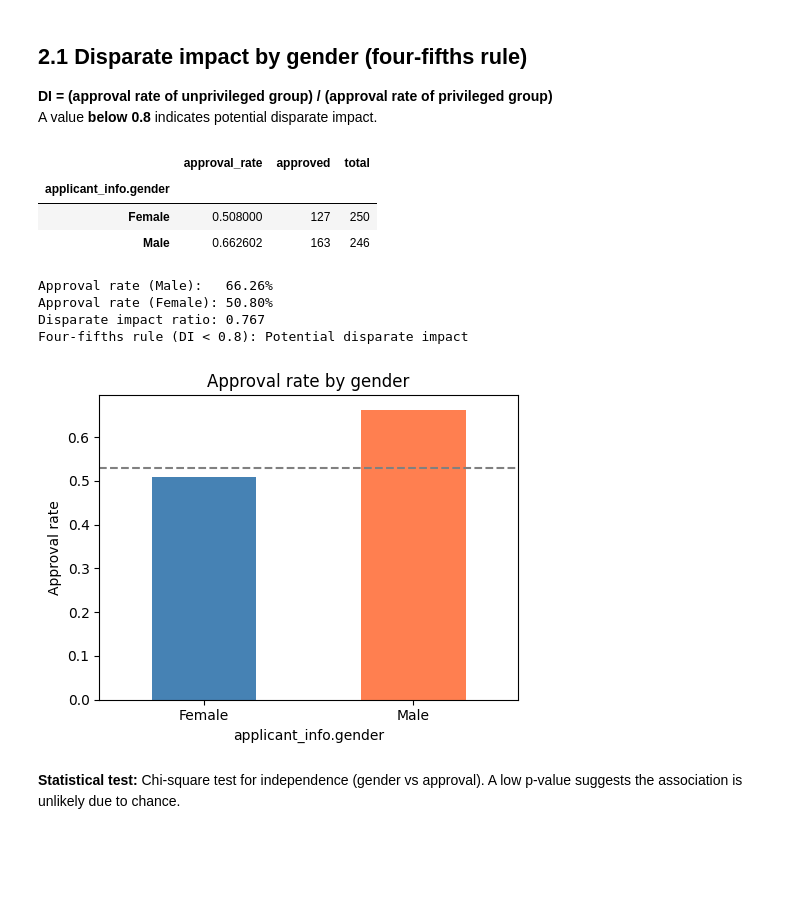
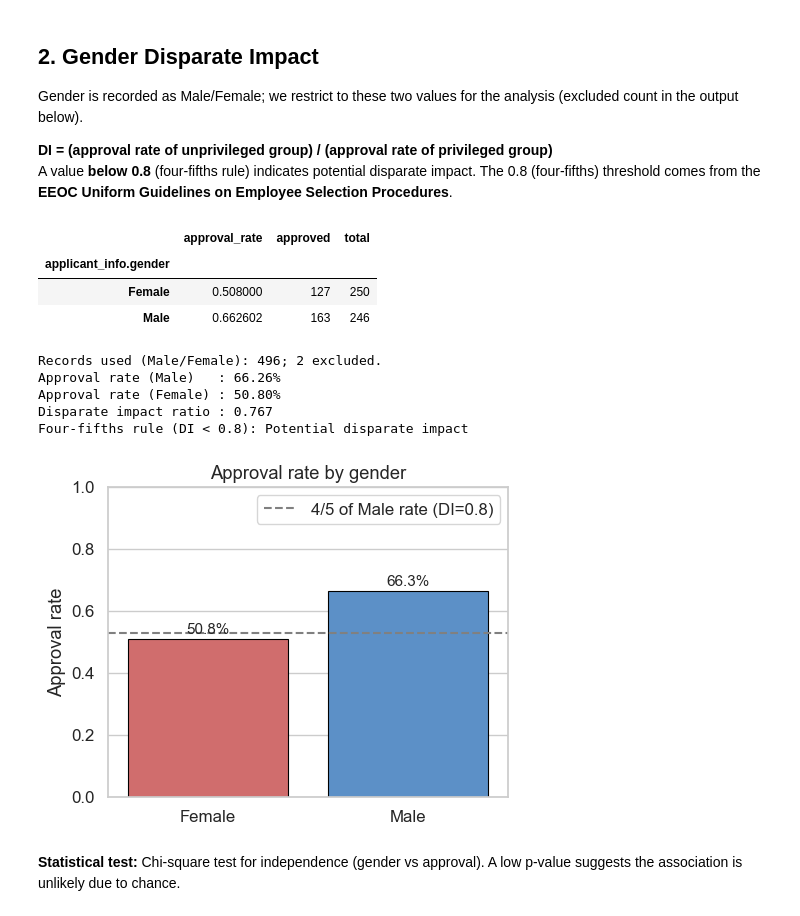
Before and after one commit to PC66323/2606_Data-Ecosystems_G14_novacred, a Jupyter notebook: notebooks/02-bias-analysis.ipynb, the cells around one changed output. Saved outputs shown, nothing was run; the diff lists cells and outputs as text; code cells hidden in the pictures; blank space fills up the shorter version.

Commit message:
Change structure and flow of data quality notebook to match the assignment requirements, added additional interpretation, simplified codes

```diff
--- a/notebooks/02-bias-analysis.ipynb
+++ b/notebooks/02-bias-analysis.ipynb
@@ -39,13 +65,18 @@ Shape: (498, 22)
 # %% [markdown]
-## 2.1 Disparate impact by gender (four-fifths rule)
+<a id='2-gender-disparate-impact'></a>
+
+## 2. Gender Disparate Impact
+
+Gender is recorded as Male/Female; we restrict to these two values for the analysis (excluded count in the output below).
 
 **DI = (approval rate of unprivileged group) / (approval rate of privileged group)**
-A value **below 0.8** indicates potential disparate impact.
+A value **below 0.8** (four-fifths rule) indicates potential disparate impact. The 0.8 (four-fifths) threshold comes from the **EEOC Uniform Guidelines on Employee Selection Procedures**.
 # %%
-gender_col = "applicant_info.gender"
-outcome_col = "decision.loan_approved"
+gender_col = GENDER_COL
+outcome_col = OUTCOME_COL
 
 valid = df[df[gender_col].isin(["Male", "Female"])].copy()
+n_excluded = len(df) - len(valid)
 rates = valid.groupby(gender_col)[outcome_col].agg(["mean", "sum", "count"])
 rates.columns = ["approval_rate", "approved", "total"]
 display(rates)
@@ -53,33 +84,41 @@ display(rates)
 # Privileged = Male, Unprivileged = Female (typical convention for credit; adjust if needed)
 rate_privileged = rates.loc["Male", "approval_rate"]
 rate_unprivileged = rates.loc["Female", "approval_rate"]
+# DI ratio = unprivileged approval rate / privileged approval rate (four-fifths rule: threshold 0.8)
 di_ratio = rate_unprivileged / rate_privileged if rate_privileged > 0 else float("nan")
 
-print(f"\nApproval rate (Male):   {rate_privileged:.2%}")
-print(f"Approval rate (Female): {rate_unprivileged:.2%}")
-print(f"Disparate impact ratio: {di_ratio:.3f}")
-print(f"Four-fifths rule (DI < 0.8): {'Potential disparate impact' if di_ratio < 0.8 else 'Within threshold'}")
+print(f"Records used (Male/Female): {len(valid)}; {n_excluded} excluded.")
+print(f"Approval rate (Male)   : {rate_privileged:.2%}")
+print(f"Approval rate (Female) : {rate_unprivileged:.2%}")
+print(f"Disparate impact ratio : {di_ratio:.3f}")
+print(f"Four-fifths rule (DI < {DI_THRESHOLD}): {'Potential disparate impact' if di_ratio < DI_THRESHOLD else 'Within threshold'}")
 # %% [output]
 |  | approval_rate | approved | total |
 | applicant_info.gender |  |  |  |
 | Female | 0.508000 | 127 | 250 |
 | Male | 0.662602 | 163 | 246 |
-Approval rate (Male):   66.26%
-Approval rate (Female): 50.80%
-Disparate impact ratio: 0.767
+Records used (Male/Female): 496; 2 excluded.
+Approval rate (Male)   : 66.26%
+Approval rate (Female) : 50.80%
+Disparate impact ratio : 0.767
 Four-fifths rule (DI < 0.8): Potential disparate impact
 # %%
 # Visualization: approval rate by gender (four-fifths threshold)
 fig, ax = plt.subplots(figsize=(5, 4))
-rates.plot(kind="bar", y="approval_rate", ax=ax, color=["steelblue", "coral"], legend=False)
+plot_df = rates.reset_index()
+sns.barplot(data=plot_df, x=gender_col, y="approval_rate", palette=[COLOUR_F, COLOUR_M], ax=ax, edgecolor="black", linewidth=0.8)
+ax.axhline(DI_THRESHOLD * rate_privileged, color="gray", linestyle="--", linewidth=1.5, label=f"4/5 of Male rate (DI={DI_THRESHOLD})")
 ax.set_title("Approval rate by gender")
 ax.set_ylabel("Approval rate")
-ax.axhline(0.8 * rate_privileged, color="gray", linestyle="--", label="4/5 of Male rate")
-ax.set_xticklabels(ax.get_xticklabels(), rotation=0)
+ax.set_xlabel("")
+ax.set_ylim(0, 1)
+for i, row in plot_df.iterrows():
+    ax.text(i, row["approval_rate"] + 0.02, f"{row['approval_rate']:.1%}", ha="center", fontsize=11)
+ax.legend(loc="upper right")
 plt.tight_layout()
 plt.show()
 # %% [output]
-[figure, old version]
+[figure, new version]
 # %% [markdown]
 **Statistical test:** Chi-square test for independence (gender vs approval). A low p-value suggests the association is unlikely due to chance.
 # %%
```
Also changed, not shown: parts of 77 cells of this notebook.
